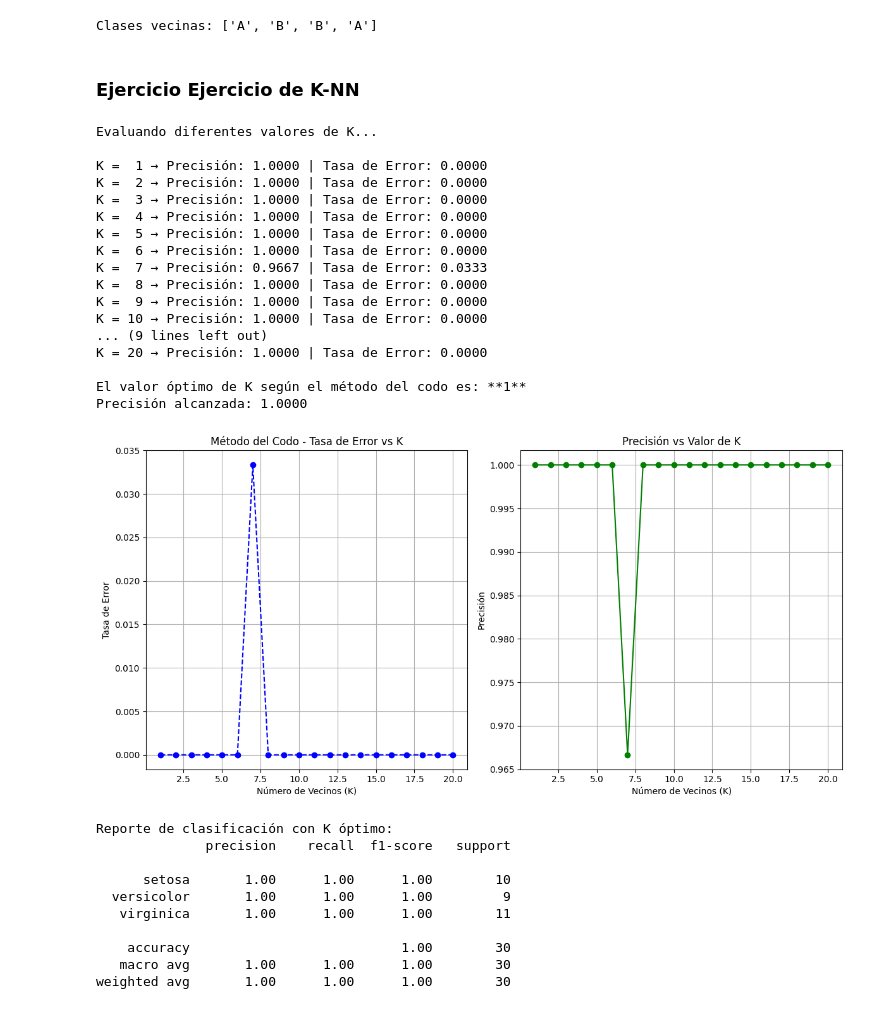
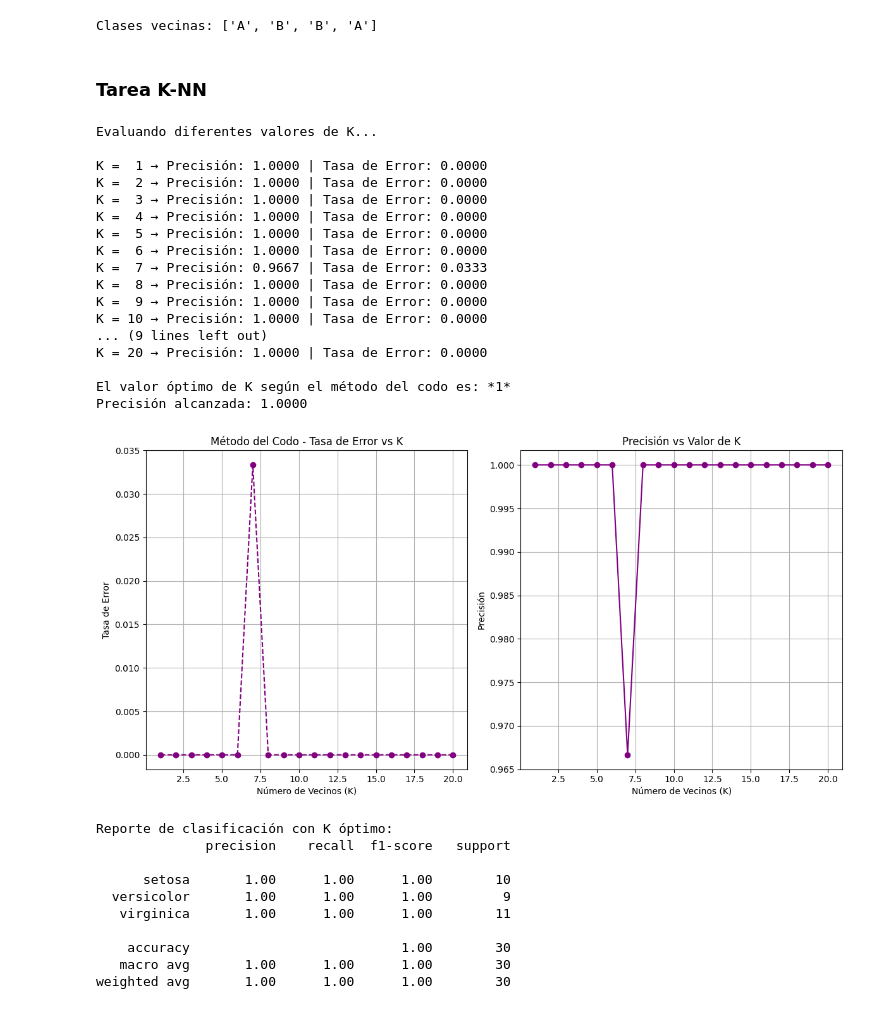
Before and after one commit to ErikDlrr/mineriaDeDatos, a Jupyter notebook: MineriaDeDatos2.ipynb, the cells around one changed output. Saved outputs shown, nothing was run; the diff lists cells and outputs as text; code cells hidden in the pictures.

```diff
--- a/MineriaDeDatos2.ipynb
+++ b/MineriaDeDatos2.ipynb
@@ -2388,4 +2388,4 @@ print("Clases vecinas:", clases)
 # %% [output]
 Clases vecinas: ['A', 'B', 'B', 'A']
 # %% [markdown]
-###  Ejercicio Ejercicio de K-NN
+###  Tarea K-NN
@@ -2399,13 +2392,20 @@ import matplotlib.pyplot as plt
 # %%
-# 1. Cargar el dataset Iris
+import seaborn as sns
+import numpy as np
+from sklearn.model_selection import train_test_split
+from sklearn.neighbors import KNeighborsClassifier
+from sklearn.metrics import accuracy_score, classification_report
+import matplotlib.pyplot as plt
+
+# Cargar el archivo Iris
 iris = sns.load_dataset('iris')
 X = iris.drop('species', axis=1)
 y = iris['species']
 
-# 2. Separación 80% entrenamiento - 20% prueba
+# Separación 80% entrenamiento - 20% prueba
 X_train, X_test, y_train, y_test = train_test_split(X, y, test_size=0.20, random_state=42)
 
-# 3. Método del Codo (Elbow Method) - Buscamos el K óptimo
+# Método del Codo buscando el K óptimo
 error_rate = []
 accuracies = []
 k_range = range(1, 21)
@@ -2428,54 +2428,54 @@ for k in k_range:
 best_k = error_rate.index(min(error_rate)) + 1
 best_accuracy = accuracies[best_k-1]
 
-print(f"\nEl valor óptimo de K según el método del codo es: **{best_k}**")
+print(f"\nEl valor óptimo de K según el método del codo es: *{best_k}*")
 print(f"Precisión alcanzada: {best_accuracy:.4f}")
 
-# 4. Gráfico del método del codo
+# Gráfico del codo
 plt.figure(figsize=(12, 6))
 
 plt.subplot(1, 2, 1)
-plt.plot(k_range, error_rate, marker='o', linestyle='dashed', color='blue')
+plt.plot(k_range, error_rate, marker='o', linestyle='dashed', color='purple')
 plt.title('Método del Codo - Tasa de Error vs K')
 plt.xlabel('Número de Vecinos (K)')
 plt.ylabel('Tasa de Error')
 plt.grid(True)
 
 plt.subplot(1, 2, 2)
-plt.plot(k_range, accuracies, marker='o', linestyle='-', color='green')
+plt.plot(k_range, accuracies, marker='o', linestyle='-', color='purple')
 plt.title('Precisión vs Valor de K')
 plt.xlabel('Número de Vecinos (K)')
 plt.ylabel('Precisión')
 plt.grid(True)
 
 plt.tight_layout()
 plt.show()
 
 # Evaluación final con el mejor K
 print("\nReporte de clasificación con K óptimo:")
 knn_final = KNeighborsClassifier(n_neighbors=best_k)
 knn_final.fit(X_train, y_train)
 y_pred_final = knn_final.predict(X_test)
 print(classification_report(y_test, y_pred_final, target_names=iris['species'].unique()))
 # %% [output]
 Evaluando diferentes valores de K...
 
 K =  1 → Precisión: 1.0000 | Tasa de Error: 0.0000
 K =  2 → Precisión: 1.0000 | Tasa de Error: 0.0000
 K =  3 → Precisión: 1.0000 | Tasa de Error: 0.0000
 K =  4 → Precisión: 1.0000 | Tasa de Error: 0.0000
 K =  5 → Precisión: 1.0000 | Tasa de Error: 0.0000
 K =  6 → Precisión: 1.0000 | Tasa de Error: 0.0000
 K =  7 → Precisión: 0.9667 | Tasa de Error: 0.0333
 K =  8 → Precisión: 1.0000 | Tasa de Error: 0.0000
 K =  9 → Precisión: 1.0000 | Tasa de Error: 0.0000
 K = 10 → Precisión: 1.0000 | Tasa de Error: 0.0000
 ... (9 lines left out)
 K = 20 → Precisión: 1.0000 | Tasa de Error: 0.0000
 
-El valor óptimo de K según el método del codo es: **1**
+El valor óptimo de K según el método del codo es: *1*
 Precisión alcanzada: 1.0000
-[figure, old version]
+[figure, new version]
 Reporte de clasificación con K óptimo:
               precision    recall  f1-score   support
 
```
Also changed, not shown: parts of 19 cells of this notebook.
